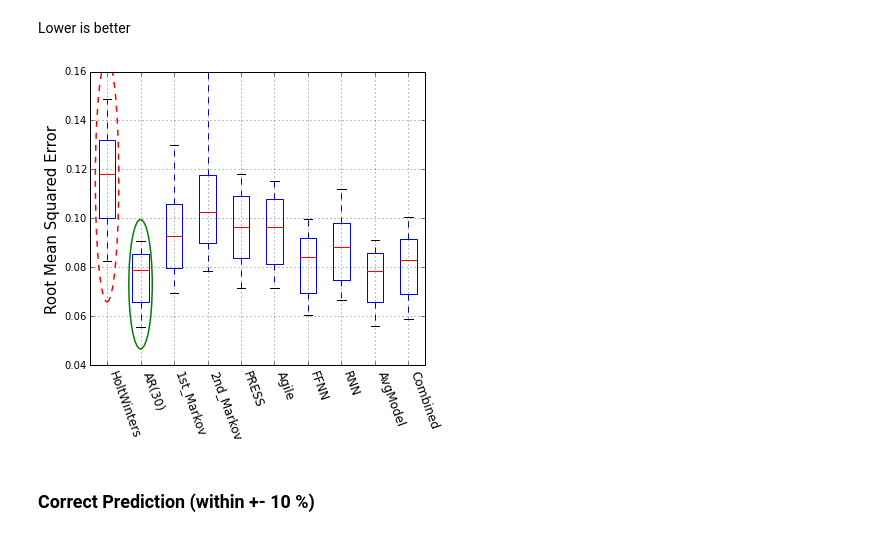
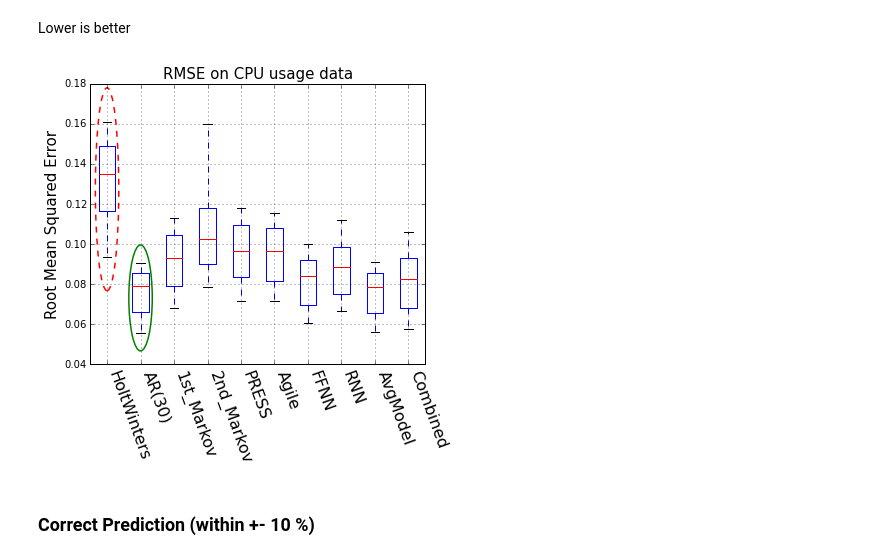
Before and after one commit to Manrich121/ForecastingCloud, a Jupyter notebook: DataPlot/src/CSNM model_evaluations_cpu.ipynb, the cells around one changed output. Saved outputs shown, nothing was run; the diff lists cells and outputs as text; code cells hidden in the pictures.

```diff
--- a/DataPlot/src/CSNM model_evaluations_cpu.ipynb
+++ b/DataPlot/src/CSNM model_evaluations_cpu.ipynb
@@ -73,18 +75,19 @@ def elp(pltdic, best='min',skiplast=2):
     return ellipse1, ellipse2
 # %%
 plt.figure(figsize=(6,6))
-plt.xticks(horizontalalignment='left',rotation=-70, size='large')
+plt.xticks(horizontalalignment='left',rotation=-70, fontsize=16)
 pltdic = plt.boxplot([results[i,:,0] for i in range(len(labs))], whis=[10,90], showfliers=False, labels=labs);
-plt.subplots_adjust(bottom=0.22)
+plt.subplots_adjust(bottom=0.25)
 plt.ylabel('Root Mean Squared Error', fontsize=15)
 plt.grid()
 e = elp(pltdic, 'min')
 plt.gca().add_patch(e[0])
 plt.gca().add_patch(e[1])
-# plt.savefig("D:/data/results_figs/cpu_rmse.pdf", type='pdf')
+plt.title("RMSE on CPU usage data",fontsize=15)
+plt.savefig("D:\Manrich-PC\Dropbox\Dropbox\M\MMondeling\CNSM figs/cpu_rmse.png", type='png')
 plt.show()
 # %% [output]
-[figure, old version]
+[figure, new version]
 # %% [markdown]
 ### Correct Prediction (within +- 10 %)
 # %% [markdown]
```
Also changed, not shown: parts of 9 cells of this notebook, 6 other files.
